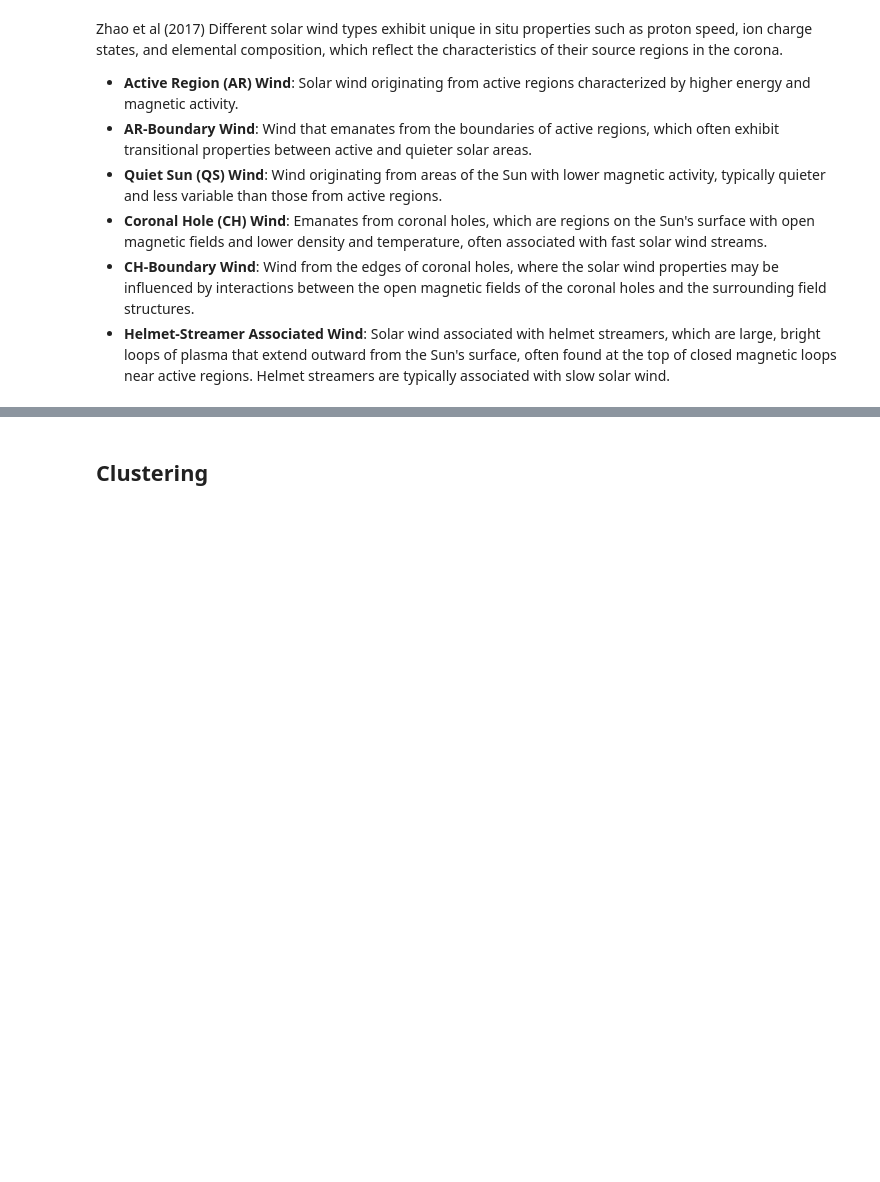
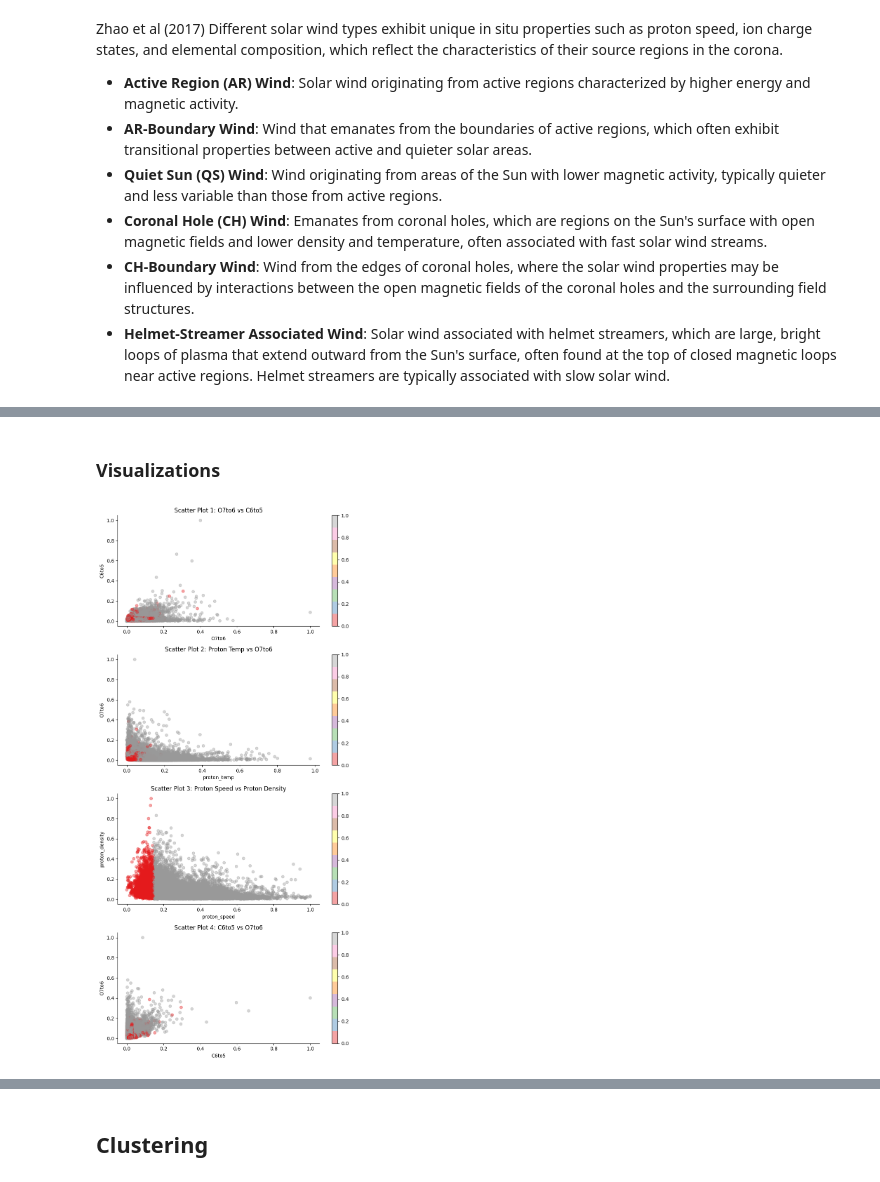
Before and after one commit to SarahAmiraslani/solar-wind-coronal-origin, a Jupyter notebook: notebooks/07_coronal_origin.ipynb, the cells around one changed output, grey strips where cells are left out. Cells and saved outputs as stored; diff of their text form; code cells hidden in the pictures; blank space fills up the shorter version.

```diff
--- a/notebooks/07_coronal_origin.ipynb
+++ b/notebooks/07_coronal_origin.ipynb
@@ -54,0 +50,9 @@ z_dot_RTN
+# %%
+df = pd.read_csv("../data/ace/preprocessed/insitu_ace_log_scaled.csv")
+
+df["classification"] = df.apply(
+    lambda row: classify_ch_origin(row["proton_speed"], row["O7to6"]), axis=1
+)
+X = df[df.columns[1:-1]] # remove the first (time) and last (classification) columns
+print(df.shape)
+X.describe()
@@ -54,0 +70,4 @@ z_dot_RTN
+# %%
+print(df["classification"].value_counts())
+df["classification"] = df["classification"].astype("category")
+df["classification"].cat.codes.value_counts()
@@ -54,0 +81,45 @@ z_dot_RTN
+# %% [markdown]
+### Visualizations
+# %%
+# Define the configurations for each plot in a list of dictionaries
+plot_configs = [
+    {"x": "O7to6", "y": "C6to5", "title": "Scatter Plot 1: O7to6 vs C6to5"},
+    {"x": "proton_temp", "y": "O7to6", "title": "Scatter Plot 2: Proton Temp vs O7to6"},
+    {
+        "x": "proton_speed",
+        "y": "proton_density",
+        "title": "Scatter Plot 3: Proton Speed vs Proton Density",
+    },
+    {"x": "C6to5", "y": "O7to6", "title": "Scatter Plot 4: C6to5 vs O7to6"},
+]
+
+# Create a 4x1 grid of subplots. Adjust figsize as needed.
+fig, axs = plt.subplots(
+    nrows=4, ncols=1, figsize=(8, 16)
+)  # Adjusted for better display
+
+# Loop over the configurations and axes to plot each subplot
+for ax, config in zip(axs, plot_configs):
+    # Color code the points based on the "classification" column
+    df.plot(
+        kind="scatter",
+        x=config["x"],
+        y=config["y"],
+        c=df["classification"].cat.codes,  # Use categorical codes for color coding
+        cmap="Set1",
+        s=32,
+        alpha=0.4,
+        ax=ax,
+    )
+    ax.spines["top"].set_visible(False)
+    ax.spines["right"].set_visible(False)
+    ax.set_title(config["title"])
+    ax.set_ylabel(config["y"])  # Set y-axis label
+
+# Adjust layout to prevent overlap and ensure labels/titles are clear
+plt.tight_layout()
+
+# Show the plot
+plt.show()
+# %% [output]
+[figure, added]
```
Also changed, not shown: parts of 22 cells of this notebook, 1 other file.
